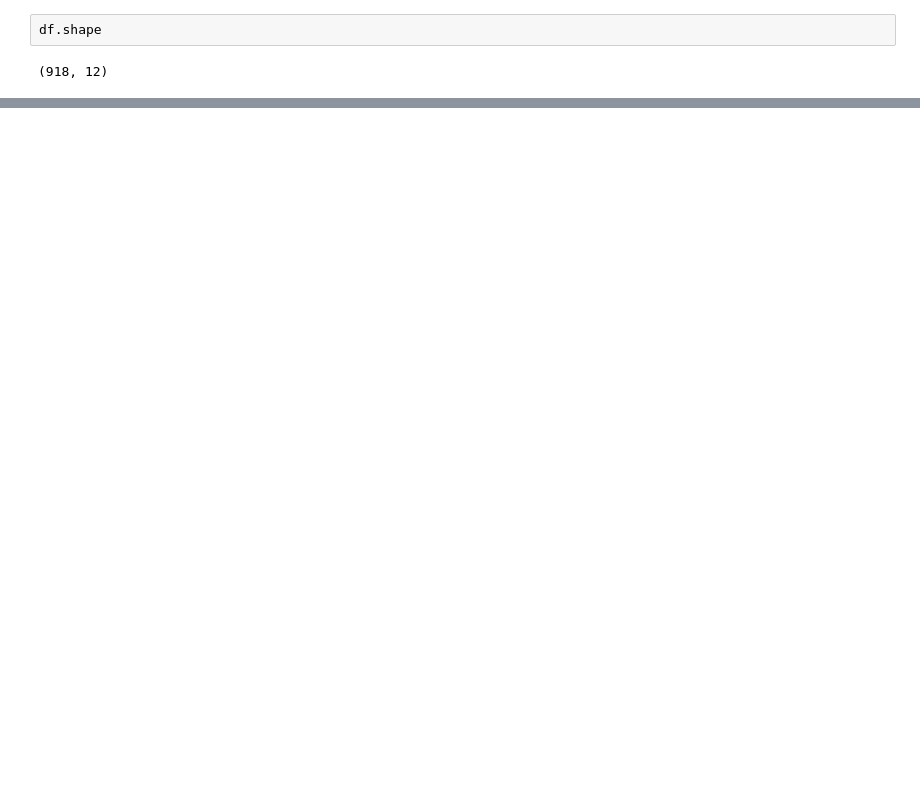
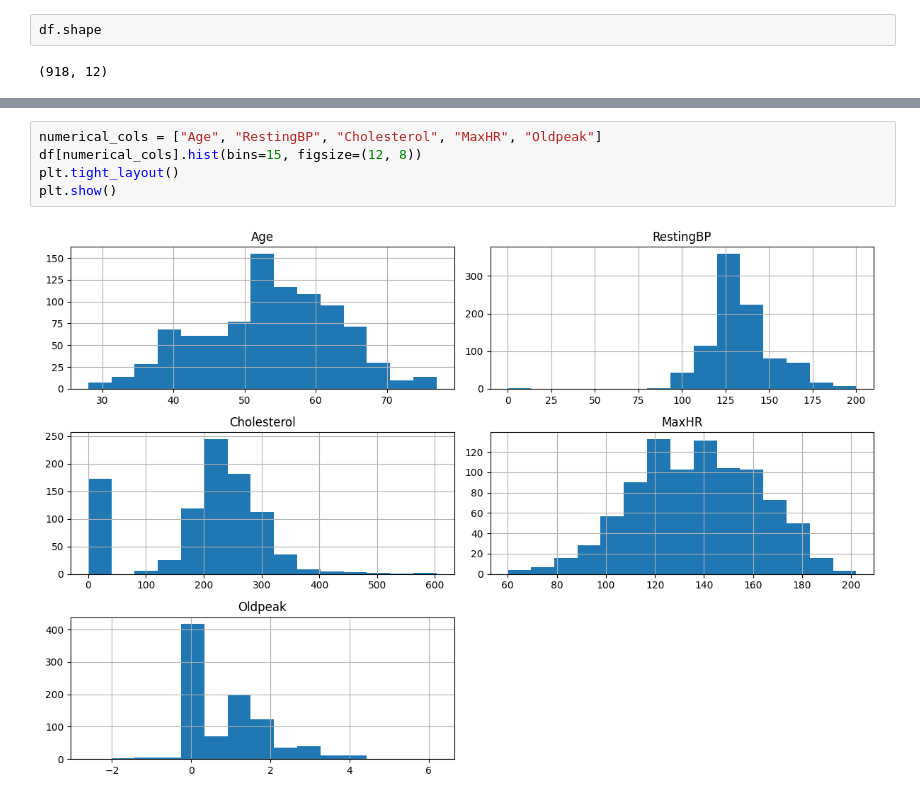
Before and after one commit to ADZRABARAKURA/Predicting_Diseases-pet-project, a Jupyter notebook: Heart_failure.ipynb, the cells around one changed output, grey strips where cells are left out. Cells and saved outputs as stored; diff of their text form; blank space fills up the shorter version.

```diff
--- a/Heart_failure.ipynb
+++ b/Heart_failure.ipynb
@@ -68,0 +197,7 @@ memory usage: 86.2+ KB
+# %%
+numerical_cols = ["Age", "RestingBP", "Cholesterol", "MaxHR", "Oldpeak"]
+df[numerical_cols].hist(bins=15, figsize=(12, 8))
+plt.tight_layout()
+plt.show()
+# %% [output]
+[figure, added]
```
Also changed, not shown: parts of 17 cells of this notebook.
